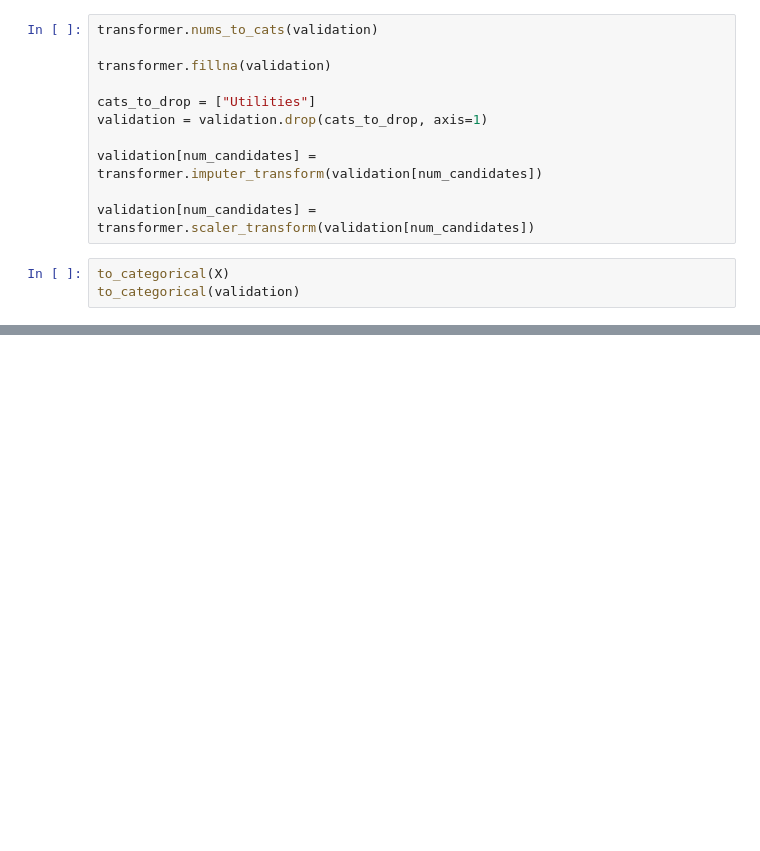
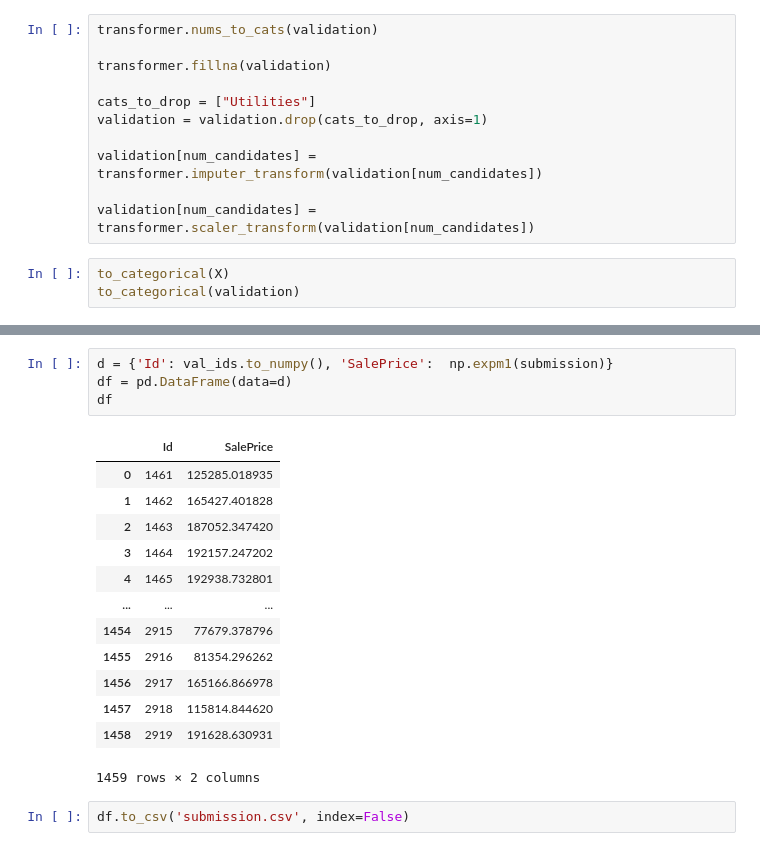
Before and after one commit to Altair200333/ML_tasks, a Jupyter notebook: task4/cat_boost_categorical.ipynb, the cells around one changed output, grey strips where cells are left out. Cells and saved outputs as stored; diff of their text form; blank space fills up the shorter version.

```diff
--- a/task4/cat_boost_categorical.ipynb
+++ b/task4/cat_boost_categorical.ipynb
@@ -290,0 +294,20 @@ sns.displot(submission)
+# %%
+d = {'Id': val_ids.to_numpy(), 'SalePrice':  np.expm1(submission)}
+df = pd.DataFrame(data=d)
+df
+# %% [output]
+|  | Id | SalePrice |
+| 0 | 1461 | 125285.018935 |
+| 1 | 1462 | 165427.401828 |
+| 2 | 1463 | 187052.347420 |
+| 3 | 1464 | 192157.247202 |
+| 4 | 1465 | 192938.732801 |
+| ... | ... | ... |
+| 1454 | 2915 | 77679.378796 |
+| 1455 | 2916 | 81354.296262 |
+| 1456 | 2917 | 165166.866978 |
+| 1457 | 2918 | 115814.844620 |
+| 1458 | 2919 | 191628.630931 |
+1459 rows × 2 columns
+# %%
+df.to_csv('submission.csv', index=False)
```
Also changed, not shown: parts of 8 cells of this notebook, 1 other file.
